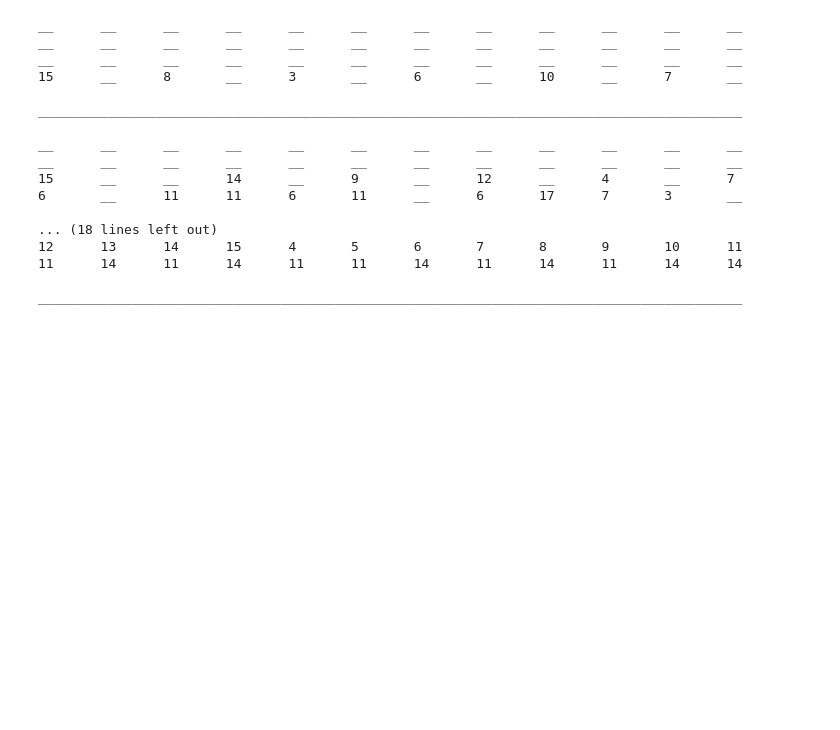
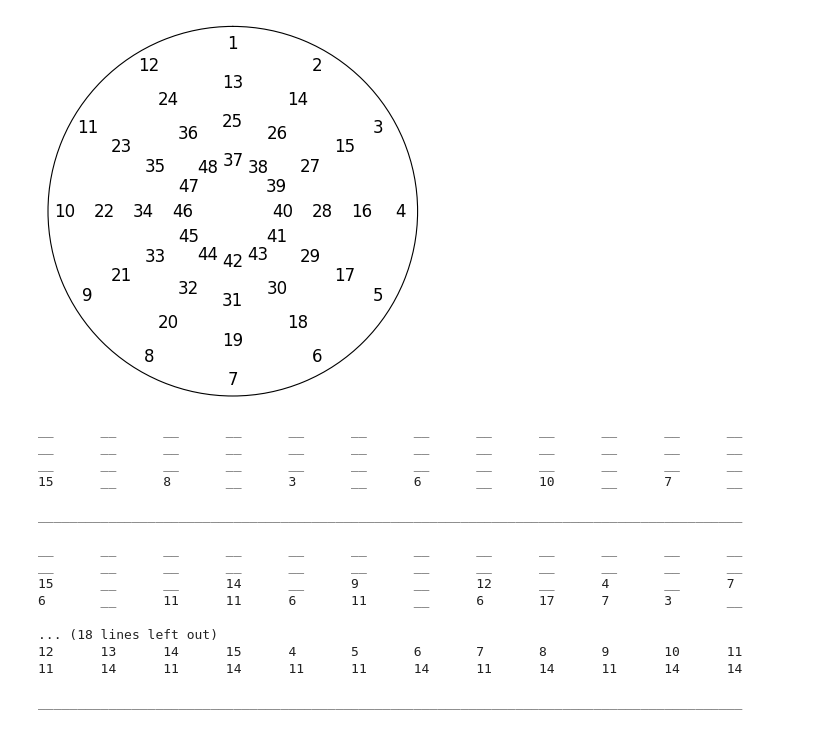
Before and after one commit to brockbrownwork/greek_computer, a Jupyter notebook: greek_computer.ipynb, the cells around one changed output. Cells and saved outputs as stored; diff of their text form; code cells hidden in the pictures; blank space fills up the shorter version.

Commit message:
Added visualizer / stack / filled out class

```diff
--- a/greek_computer.ipynb
+++ b/greek_computer.ipynb
@@ -1,3 +1,79 @@
+# %%
+# Test the visualizer for the Greek Computer (from the matrix)
+
+import matplotlib.pyplot as plt
+import numpy as np
+
+def plot_clock(transposed_matrix):
+    """
+    Plots a transposed 4x12 matrix or list wrapped around a clock face as a 12x4 matrix.
+
+    Parameters:
+    - transposed_matrix: A 4x12 list of lists or a numpy array.
+      Example:
+        [
+            ['1', '2', '3', '4', '5', '6', '7', '8', '9', '10', '11', '12'],
+            ['13', '14', '15', '16', '17', '18', '19', '20', '21', '22', '23', '24'],
+            ['25', '26', '27', '28', '29', '30', '31', '32', '33', '34', '35', '36'],
+            ['37', '38', '39', '40', '41', '42', '43', '44', '45', '46', '47', '48']
+        ]
+    """
+    # Convert list to numpy array if necessary
+    if isinstance(transposed_matrix, list):
+        transposed_matrix = np.array(transposed_matrix)
+
+    # Check if the input has 4 rows and 12 columns
+    if transposed_matrix.shape != (4, 12):
+        raise ValueError("Input matrix must be 4x12 (4 rows, 12 columns)")
+
+    # Transpose the matrix to get a 12x4 matrix
+    matrix = transposed_matrix.T
+
+    # Now, matrix.shape should be (12, 4)
+    if matrix.shape != (12, 4):
+        raise ValueError("After transposing, matrix must be 12x4 (12 rows, 4 columns)")
+
+    fig, ax = plt.subplots(subplot_kw={'projection': 'polar'})
+
+    # Set the zero location to the top and make the direction clockwise
+    ax.set_theta_zero_location("N")
+    ax.set_theta_direction(-1)
+
+    num_columns = matrix.shape[1]  # Should be 4 columns
+    num_positions = matrix.shape[0]  # Should be 12 rows
+
+    # Define radii for each column (outermost to innermost)
+    outer_radius = 1.0
+    inner_radius = 0.3
+    radii = np.linspace(outer_radius, inner_radius, num=num_columns)
+
+    # Define angles for each position around the clock
+    theta = np.linspace(0, 2 * np.pi, num=num_positions, endpoint=False)
+
+    # Plot each element of the matrix
+    for col_index, radius in enumerate(radii):
+        for row_index, angle in enumerate(theta):
+            value = matrix[row_index, col_index]
+            ax.text(angle, radius, str(value), ha='center', va='center', fontsize=12)
+
+    # Remove ticks and labels
+    ax.set_xticks([])
+    ax.set_yticks([])
+    ax.set_ylim(0, outer_radius + 0.1)
+
+    plt.show()
+
+# Example usage:
+transposed_input = [
+    ['1', '2', '3', '4', '5', '6', '7', '8', '9', '10', '11', '12'],
+    ['13', '14', '15', '16', '17', '18', '19', '20', '21', '22', '23', '24'],
+    ['25', '26', '27', '28', '29', '30', '31', '32', '33', '34', '35', '36'],
+    ['37', '38', '39', '40', '41', '43', '42', '44', '45', '46', '47', '48']
+]
+
+plot_clock(transposed_input)
+# %% [output]
+[figure, added]
 # %%
 with open("gears.txt", "r") as f:
     text = f.read().split("\n\n")
```
Also changed, not shown: parts of 8 cells of this notebook.
